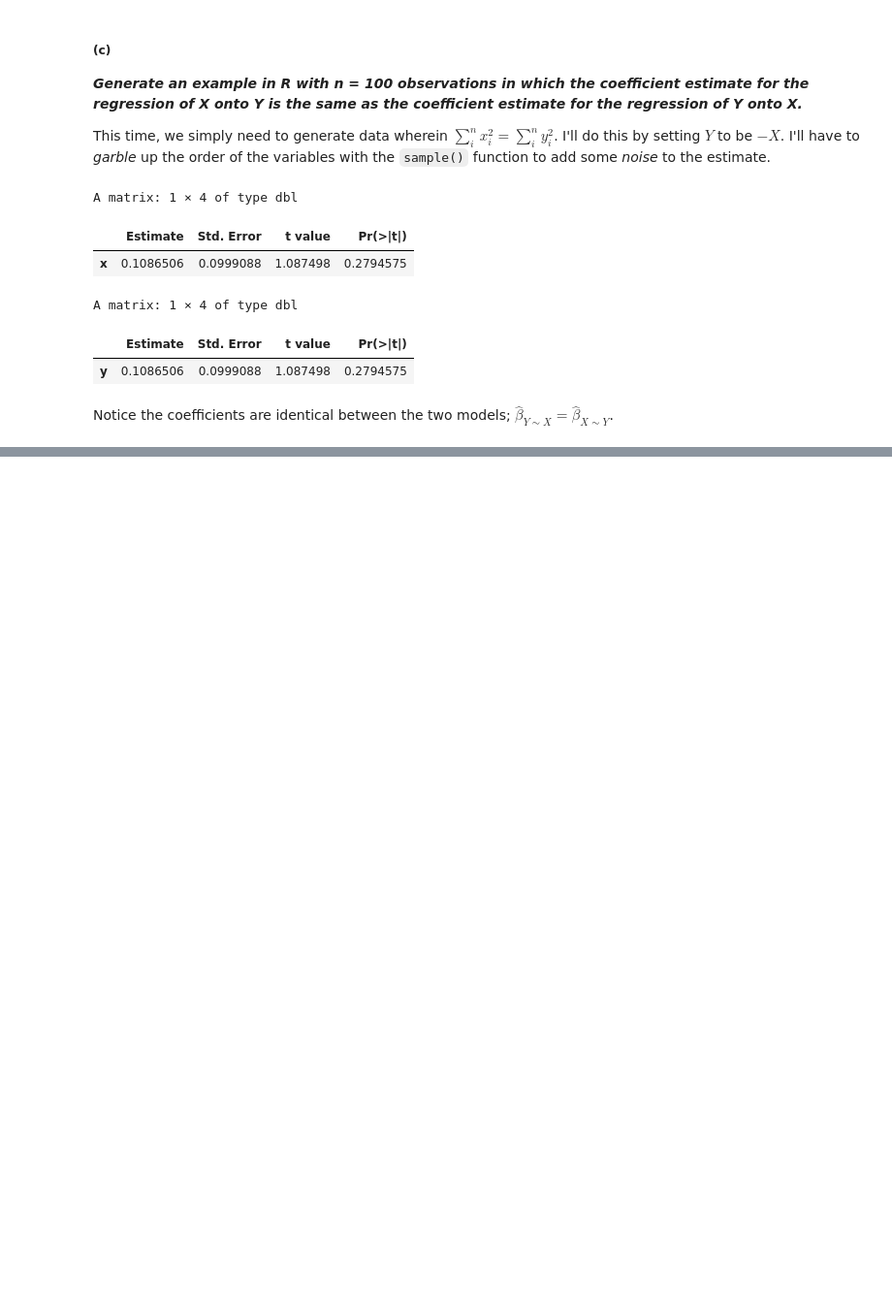
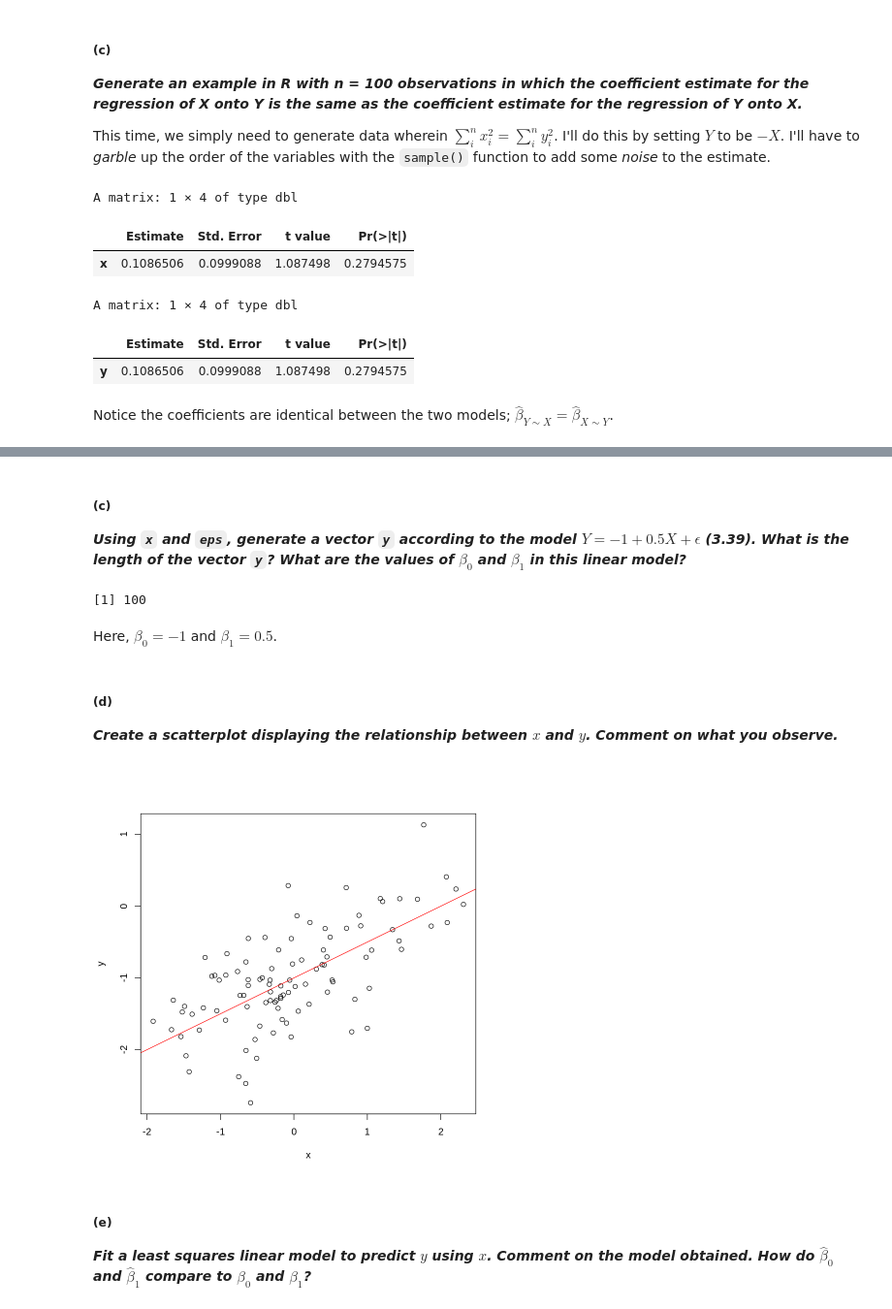
Before and after one commit to nicklausmillican/ISLR_R, a Jupyter notebook: ISLR_R_Ch3.ipynb, the cells around one changed output, grey strips where cells are left out. Shown at 97% size. Drawn from its saved outputs; the diff is of its cells as text; code cells hidden in the pictures; blank space fills up the shorter version.

```diff
--- a/ISLR_R_Ch3.ipynb
+++ b/ISLR_R_Ch3.ipynb
@@ -822,0 +851,2 @@ Notice the coefficients are identical between the two models; $\hat{\beta}_{Y \s
+# %%
+x <- rnorm(n=100, mean=0, sd=1)
@@ -822,0 +856,24 @@ Notice the coefficients are identical between the two models; $\hat{\beta}_{Y \s
+# %%
+eps <- rnorm(n=100, mean=0, sd=sqrt(0.25))
+# %% [markdown]
+##### (c)
+***Using `x` and `eps`, generate a vector `y` according to the model $Y = −1+0.5X + ϵ$ (3.39). What is the length of the vector `y`? What are the values of $β_0$ and $β_1$ in this linear model?***
+# %%
+y <- -1 + 0.5*x + eps
+
+length(y)
+# %% [output]
+[1] 100
+# %% [markdown]
+Here, $\beta_0 = -1$ and $\beta_1 = 0.5$.
+# %% [markdown]
+##### (d)
+***Create a scatterplot displaying the relationship between $x$ and $y$. Comment on what you observe.***
+# %%
+plot(y ~ x)
+abline(a=-1, b=0.5, col="red")
+# %% [output]
+[figure, added]
+# %% [markdown]
+##### (e)
+***Fit a least squares linear model to predict $y$ using $x$. Comment on the model obtained. How do $\hat{β}_0$ and $\hat{β}_1$ compare to $β_0$ and $β_1$?***
```
Also changed, not shown: parts of 18 cells of this notebook.
